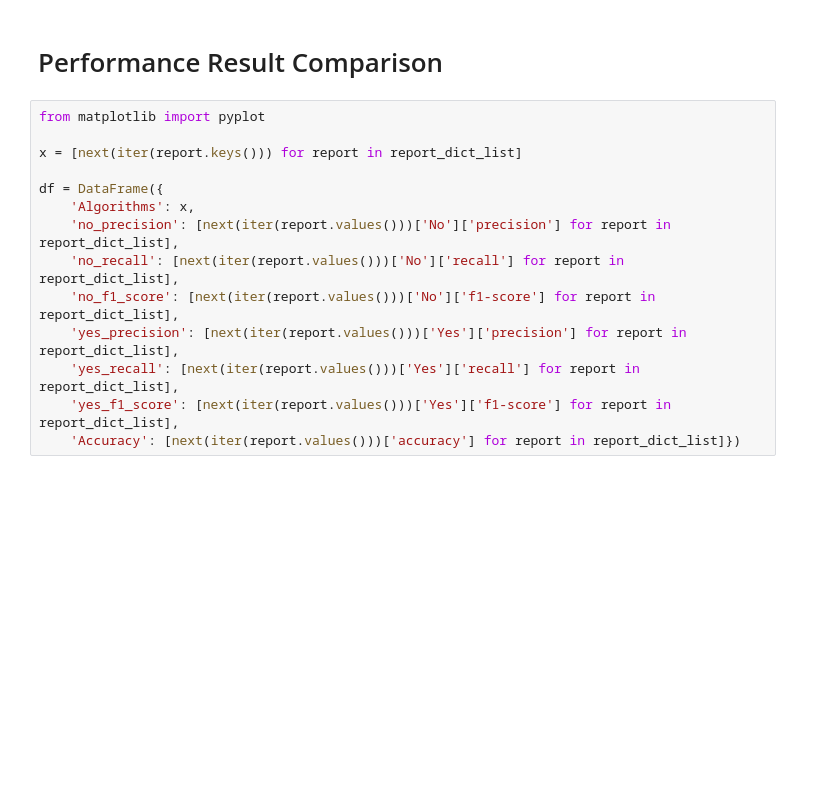
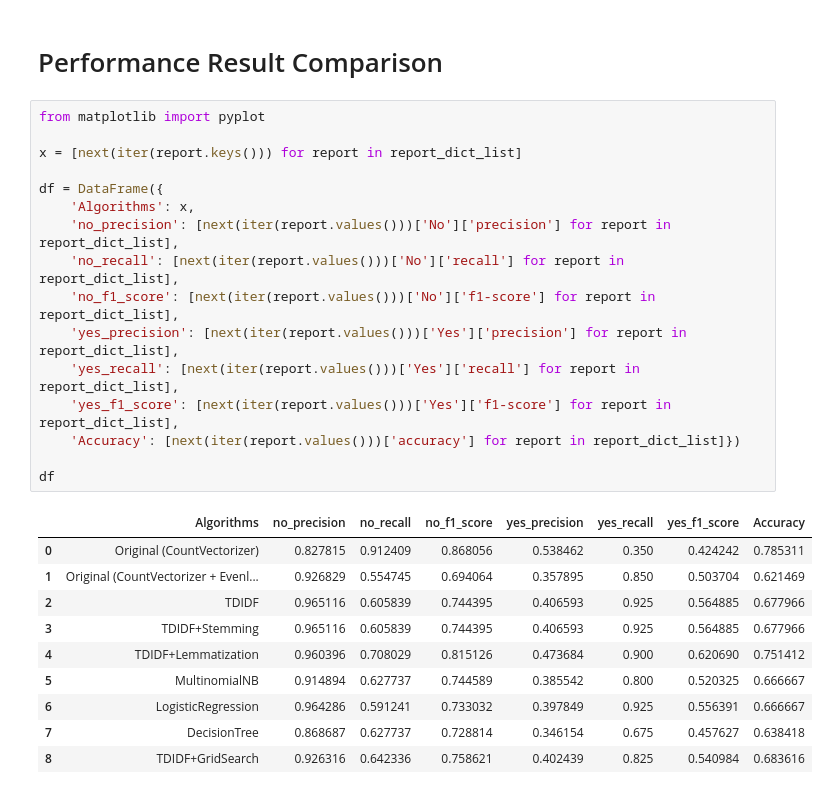
Before and after one commit to eddie-chiang/ccc4prc, a Jupyter notebook: Classifier Model Optimization.ipynb, the cells around one changed output. Saved outputs shown, nothing was run; the diff lists cells and outputs as text; blank space fills up the shorter version.

```diff
--- a/Classifier Model Optimization.ipynb
+++ b/Classifier Model Optimization.ipynb
@@ -515,17 +515,30 @@ weighted avg  0.83275591 0.74011299 0.76045941       177
 # %%
 from matplotlib import pyplot
 
 x = [next(iter(report.keys())) for report in report_dict_list]
 
 df = DataFrame({
     'Algorithms': x,
     'no_precision': [next(iter(report.values()))['No']['precision'] for report in report_dict_list],
     'no_recall': [next(iter(report.values()))['No']['recall'] for report in report_dict_list],
     'no_f1_score': [next(iter(report.values()))['No']['f1-score'] for report in report_dict_list],
     'yes_precision': [next(iter(report.values()))['Yes']['precision'] for report in report_dict_list],
     'yes_recall': [next(iter(report.values()))['Yes']['recall'] for report in report_dict_list],
     'yes_f1_score': [next(iter(report.values()))['Yes']['f1-score'] for report in report_dict_list],
     'Accuracy': [next(iter(report.values()))['accuracy'] for report in report_dict_list]})
+
+df
+# %% [output]
+|  | Algorithms | no_precision | no_recall | no_f1_score | yes_precision | yes_recall | yes_f1_score | Accuracy |
+| 0 | Original (CountVectorizer) | 0.827815 | 0.912409 | 0.868056 | 0.538462 | 0.350 | 0.424242 | 0.785311 |
+| 1 | Original (CountVectorizer + Evenl... | 0.926829 | 0.554745 | 0.694064 | 0.357895 | 0.850 | 0.503704 | 0.621469 |
+| 2 | TDIDF | 0.965116 | 0.605839 | 0.744395 | 0.406593 | 0.925 | 0.564885 | 0.677966 |
+| 3 | TDIDF+Stemming | 0.965116 | 0.605839 | 0.744395 | 0.406593 | 0.925 | 0.564885 | 0.677966 |
+| 4 | TDIDF+Lemmatization | 0.960396 | 0.708029 | 0.815126 | 0.473684 | 0.900 | 0.620690 | 0.751412 |
+| 5 | MultinomialNB | 0.914894 | 0.627737 | 0.744589 | 0.385542 | 0.800 | 0.520325 | 0.666667 |
+| 6 | LogisticRegression | 0.964286 | 0.591241 | 0.733032 | 0.397849 | 0.925 | 0.556391 | 0.666667 |
+| 7 | DecisionTree | 0.868687 | 0.627737 | 0.728814 | 0.346154 | 0.675 | 0.457627 | 0.638418 |
+| 8 | TDIDF+GridSearch | 0.926316 | 0.642336 | 0.758621 | 0.402439 | 0.825 | 0.540984 | 0.683616 |
 # %%
 with pyplot.style.context('seaborn-white'):
     df.plot.bar(x='Algorithms', y='yes_f1_score', rot=90, title='Algorithms v.s. F1-Score (Label "Yes")', color='red', legend=False)
```
Also changed, not shown: parts of 6 cells of this notebook.
